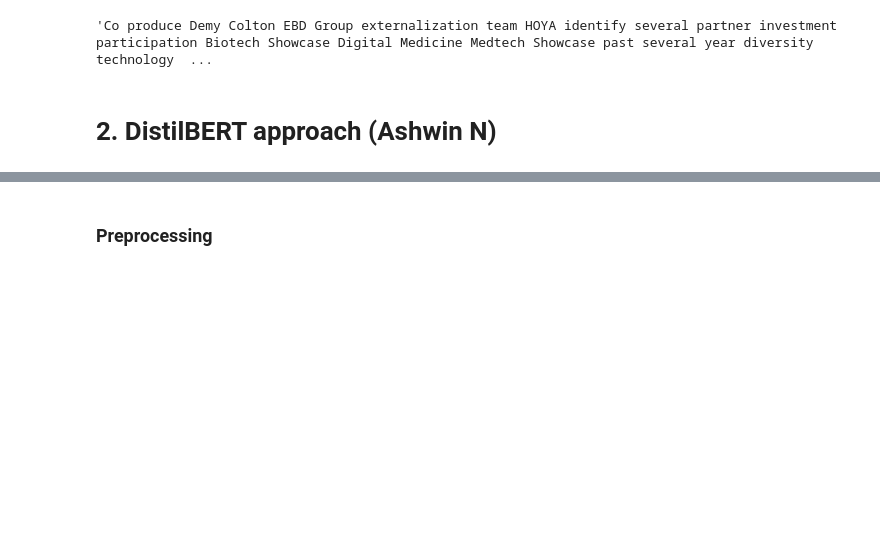
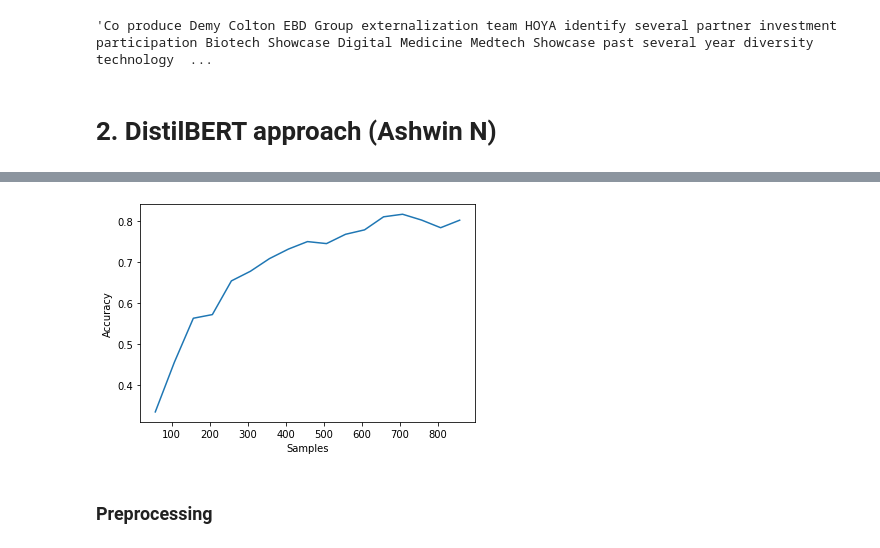
Before and after one commit to hmatzner/text-classification, a Jupyter notebook: url_classification.ipynb, the cells around one changed output, grey strips where cells are left out. Cells and saved outputs as stored; diff of their text form; code cells hidden in the pictures; blank space fills up the shorter version.

```diff
--- a/url_classification.ipynb
+++ b/url_classification.ipynb
@@ -1186,0 +1611,18 @@ misclassified_df.loc[true_index, 'lemmatized_cleaned_text']
+# %%
+accs = {857: 0.8023255813953488,
+ 807: 0.7839506172839507,
+ 757: 0.8026315789473685,
+ 707: 0.8169014084507042,
+ 657: 0.8106060606060606,
+ 607: 0.7786885245901639,
+ 557: 0.7678571428571429,
+ 507: 0.7450980392156863,
+ 457: 0.75,
+ 407: 0.7317073170731707,
+ 357: 0.7083333333333334,
+ 307: 0.6774193548387096,
+ 257: 0.6538461538461539,
+ 207: 0.5714285714285714,
+ 157: 0.5625,
+ 107: 0.45454545454545453,
+ 57: 0.3333333333333333}
@@ -1187,3 +1631,13 @@ misclassified_df.loc[true_index, 'lemmatized_cleaned_text']
+# %%
+values = list(accs.values())[::-1]
+samples = list(accs.keys())[::-1]
+# %%
+plt.plot(samples, values)
+plt.xlabel('Samples')
+plt.ylabel('Accuracy')
+plt.show()
+# %% [output]
+[figure, added]
 # %% [markdown]
 ### Preprocessing
 # %%
```
Also changed, not shown: parts of 50 cells of this notebook.
